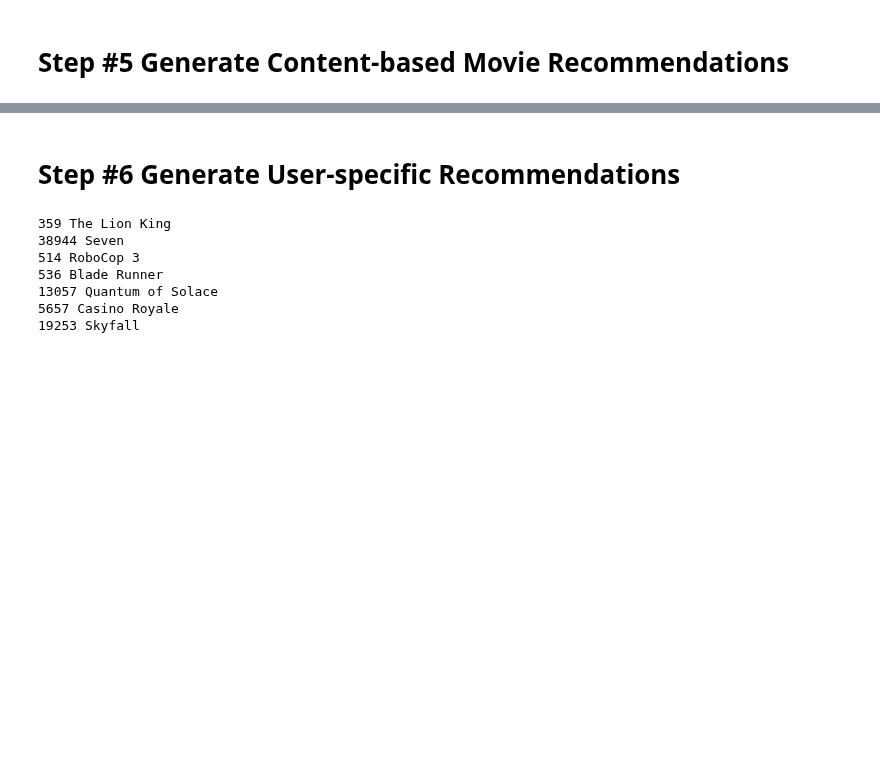
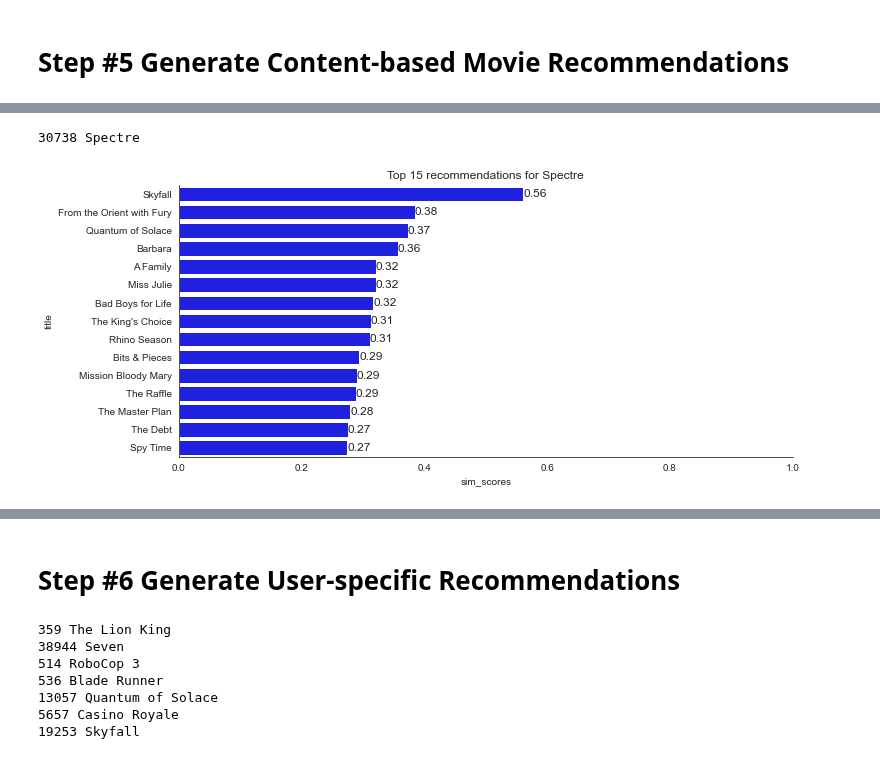
Before and after one commit to flo7up/relataly-public-python-tutorials, a Jupyter notebook: 032 Recommender Systems - Movie Recommender using Content-based Filtering.ipynb, the cells around one changed output, grey strips where cells are left out. Cells and saved outputs as stored; diff of their text form; code cells hidden in the pictures; blank space fills up the shorter version.

```diff
--- a/032 Recommender Systems - Movie Recommender using Content-based Filtering.ipynb
+++ b/032 Recommender Systems - Movie Recommender using Content-based Filtering.ipynb
@@ -208,11 +218,14 @@ number_of_recommendations = 15
 top_titles_df, _ = get_recommendations(movie_name, number_of_recommendations)
 
 # visualize the results
-fix, ax = plt.subplots(figsize=(11, 5))
-sns.barplot(data=top_titles_df, y='title', x= 'sim_scores', color='blue')
-plt.xlim((0,1))
-plt.title(f'Top 15 recommendations for {movie_name}')
-pct_values = ['{:.2}'.format(elm) for elm in list(top_titles_df['sim_scores'])]
-ax.bar_label(container=ax.containers[0], labels=pct_values, size=12)
+def show_results(movie_name, top_titles_df):
+    fix, ax = plt.subplots(figsize=(11, 5))
+    sns.barplot(data=top_titles_df, y='title', x= 'sim_scores', color='blue')
+    plt.xlim((0,1))
+    plt.title(f'Top 15 recommendations for {movie_name}')
+    pct_values = ['{:.2}'.format(elm) for elm in list(top_titles_df['sim_scores'])]
+    ax.bar_label(container=ax.containers[0], labels=pct_values, size=12)
+
+show_results(movie_name, top_titles_df)
 # %% [output]
 2457 The Matrix
@@ -234 +232,9 @@ ax.bar_label(container=ax.containers[0], labels=pct_values, size=12)
 [figure]
+# %%
+movie_name = 'Spectre'
+number_of_recommendations = 15
+top_titles_df, _ = get_recommendations(movie_name, number_of_recommendations)
+show_results(movie_name, top_titles_df)
+# %% [output]
+30738 Spectre
+[figure, added]
```
Also changed, not shown: parts of 5 cells of this notebook.
